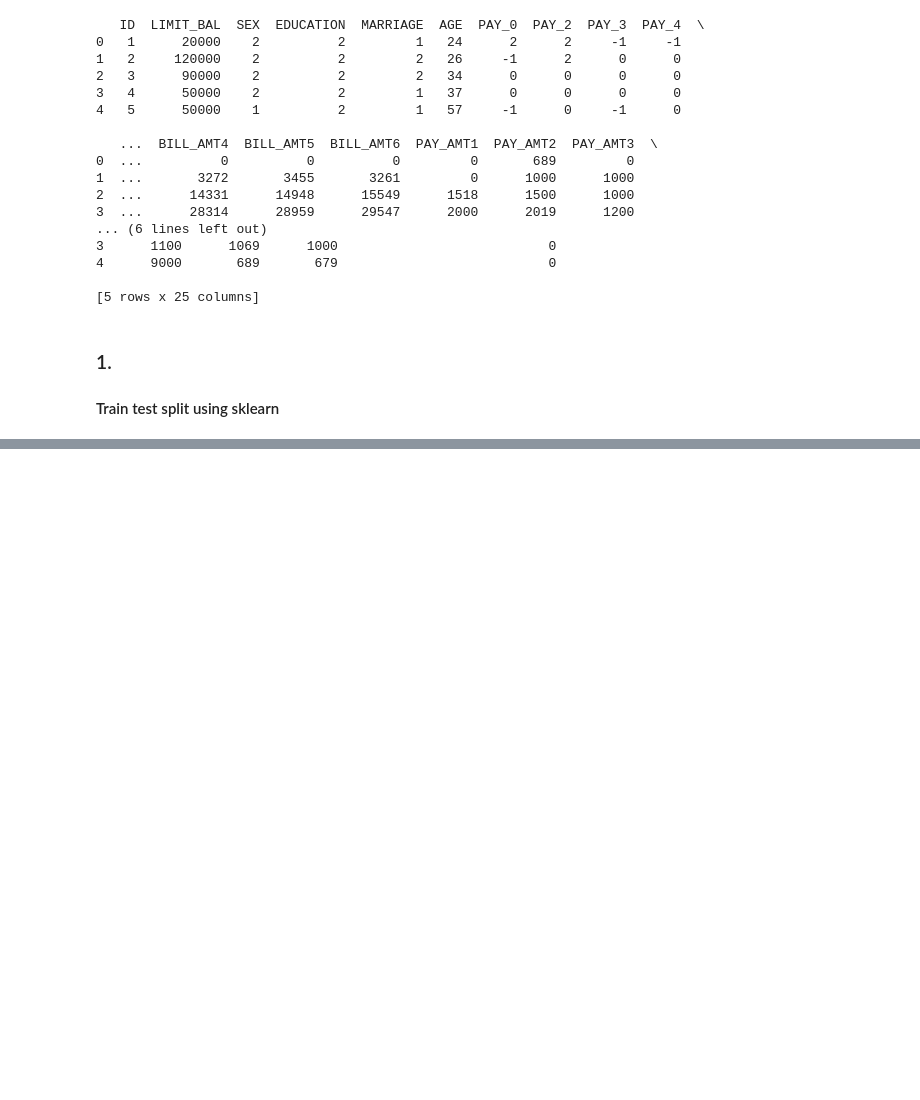
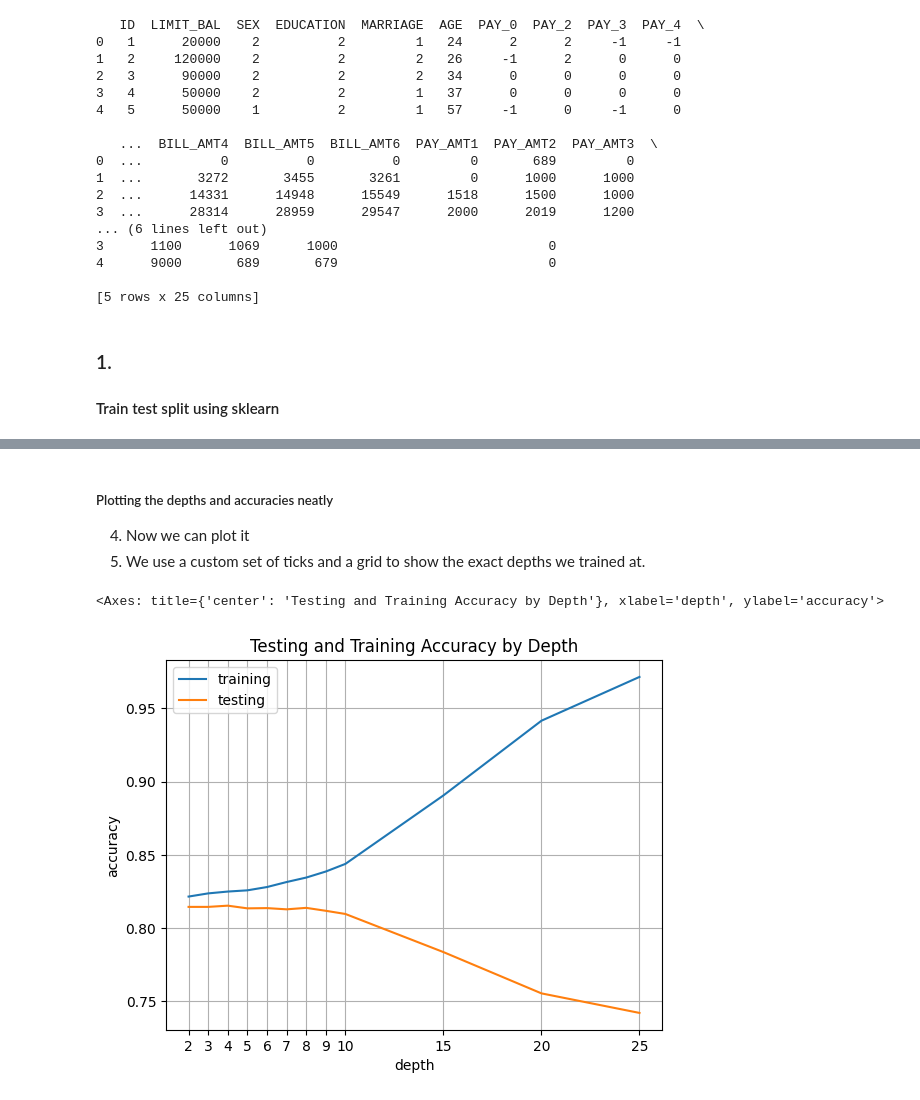
Before and after one commit to RustyRaptor/data-mining, a Jupyter notebook: 20230919_assignment3/20230919_assignment3.ipynb, the cells around one changed output, grey strips where cells are left out. Saved outputs shown, nothing was run; the diff lists cells and outputs as text; code cells hidden in the pictures; blank space fills up the shorter version.

```diff
--- a/20230919_assignment3/20230919_assignment3.ipynb
+++ b/20230919_assignment3/20230919_assignment3.ipynb
@@ -89,0 +111,23 @@ Name: default payment next month, dtype: int64
+# %%
+from sklearn.tree import DecisionTreeClassifier
+
+depths = [2, 3, 4, 5, 6, 7, 8, 9, 10, 15, 20, 25]
+accuracies = []
+
+for depth in depths:
+
+        # print("depth = ", depth)
+        decision_tree = DecisionTreeClassifier(
+                criterion='entropy', random_state=6, max_depth=depth
+        )
+
+        fitted_model = decision_tree.fit(train_features, train_labels)
+
+        train_accuracy = fitted_model.score(train_features, train_labels)
+
+        test_accuracy = fitted_model.score(test_features, test_labels)
+
+        # print("training accuracy: ", training_accuracy)
+        # print("testing accuracy: ", testing_accuracy)
+
+        accuracies.append((train_accuracy, test_accuracy))
@@ -89,0 +138,10 @@ Name: default payment next month, dtype: int64
+# %%
+accuracy_by_depth = dict(zip(depths, accuracies))
+
+print(accuracy_by_depth)
+
+df_accuracy_by_depth = pd.DataFrame.from_dict(
+        accuracy_by_depth, orient='index', columns=['training', 'testing']
+)
+
+df_accuracy_by_depth.head(n=20)
@@ -89,0 +163,12 @@ Name: default payment next month, dtype: int64
+# %% [markdown]
+##### Plotting the depths and accuracies neatly
+4. Now we can plot it
+5. We use a custom set of ticks and a grid to show the exact depths we trained at.
+# %%
+df_accuracy_by_depth.plot(
+        title='Testing and Training Accuracy by Depth',
+        xticks=depths, xlabel='depth', ylabel='accuracy', grid=True
+)
+# %% [output]
+<Axes: title={'center': 'Testing and Training Accuracy by Depth'}, xlabel='depth', ylabel='accuracy'>
+[figure, added]
```
Also changed, not shown: parts of 21 cells of this notebook, 2 other files.
